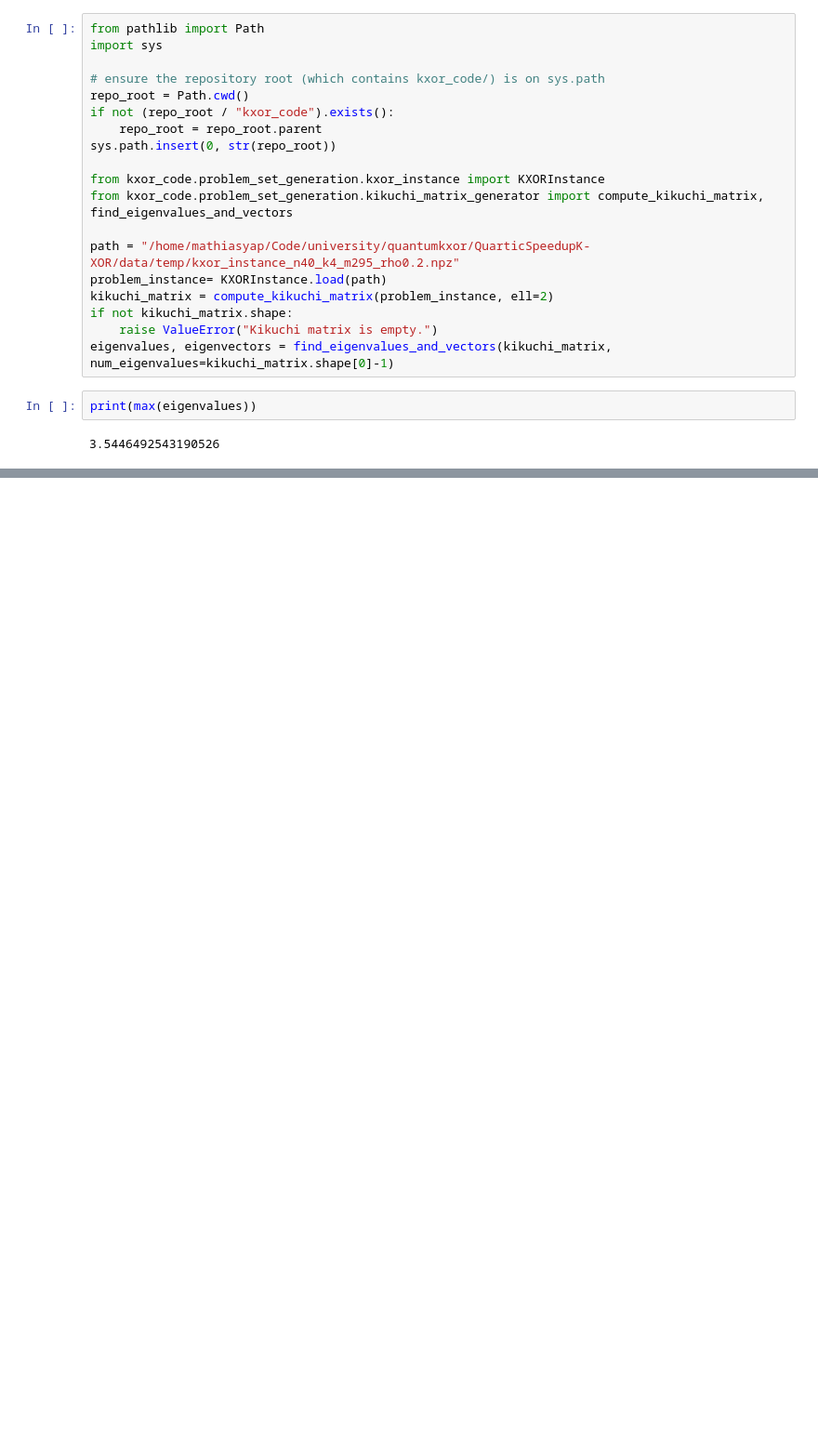
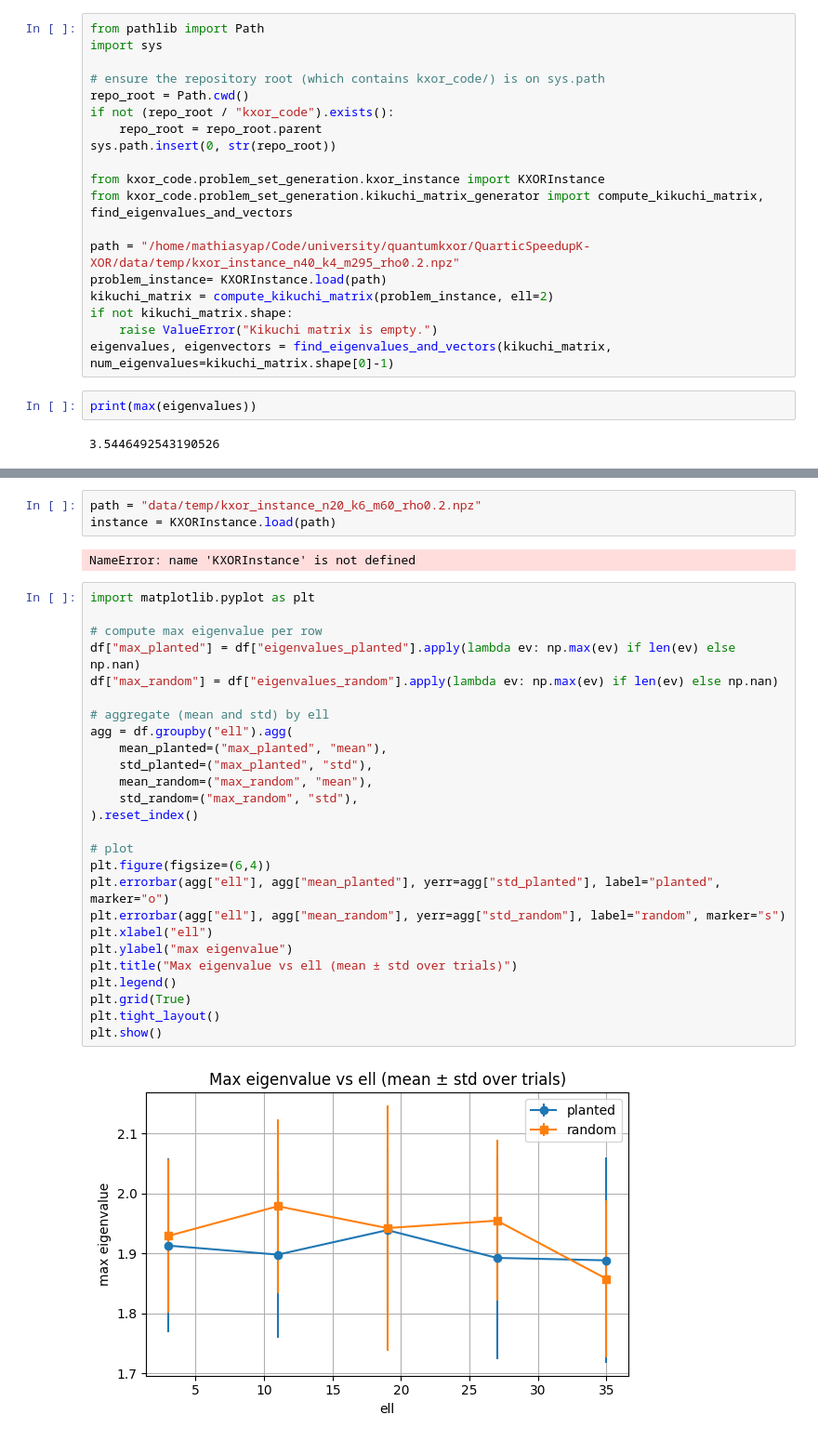
Before and after one commit to Mathias-Yap/QuarticSpeedupK-XOR, a Jupyter notebook: experiments/spectral_gap_plots.ipynb, the cells around one changed output, grey strips where cells are left out. Shown at 93% size. Drawn from its saved outputs; the diff is of its cells as text; blank space fills up the shorter version.

```diff
--- a/experiments/spectral_gap_plots.ipynb
+++ b/experiments/spectral_gap_plots.ipynb
@@ -53,0 +78,33 @@ for i in range(1):
+# %%
+path = "data/temp/kxor_instance_n20_k6_m60_rho0.2.npz"
+instance = KXORInstance.load(path)
+# %% [output]
+NameError: name 'KXORInstance' is not defined
+# %%
+import matplotlib.pyplot as plt
+
+# compute max eigenvalue per row
+df["max_planted"] = df["eigenvalues_planted"].apply(lambda ev: np.max(ev) if len(ev) else np.nan)
+df["max_random"] = df["eigenvalues_random"].apply(lambda ev: np.max(ev) if len(ev) else np.nan)
+
+# aggregate (mean and std) by ell
+agg = df.groupby("ell").agg(
+    mean_planted=("max_planted", "mean"),
+    std_planted=("max_planted", "std"),
+    mean_random=("max_random", "mean"),
+    std_random=("max_random", "std"),
+).reset_index()
+
+# plot
+plt.figure(figsize=(6,4))
+plt.errorbar(agg["ell"], agg["mean_planted"], yerr=agg["std_planted"], label="planted", marker="o")
+plt.errorbar(agg["ell"], agg["mean_random"], yerr=agg["std_random"], label="random", marker="s")
+plt.xlabel("ell")
+plt.ylabel("max eigenvalue")
+plt.title("Max eigenvalue vs ell (mean ± std over trials)")
+plt.legend()
+plt.grid(True)
+plt.tight_layout()
+plt.show()
+# %% [output]
+[figure, added]
```
Also changed, not shown: parts of 1 cell of this notebook, 7 other files.
